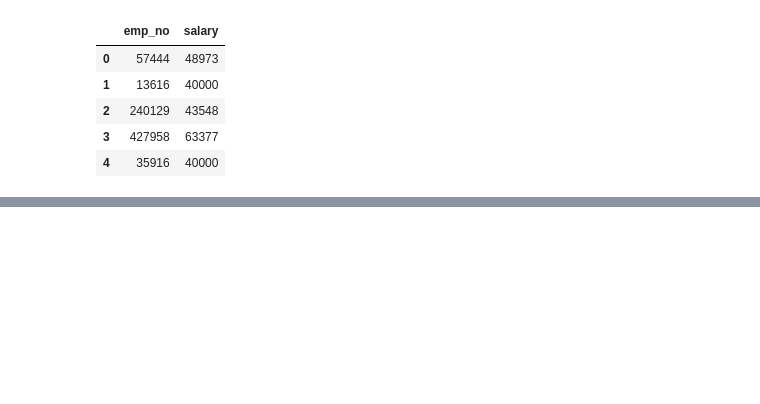
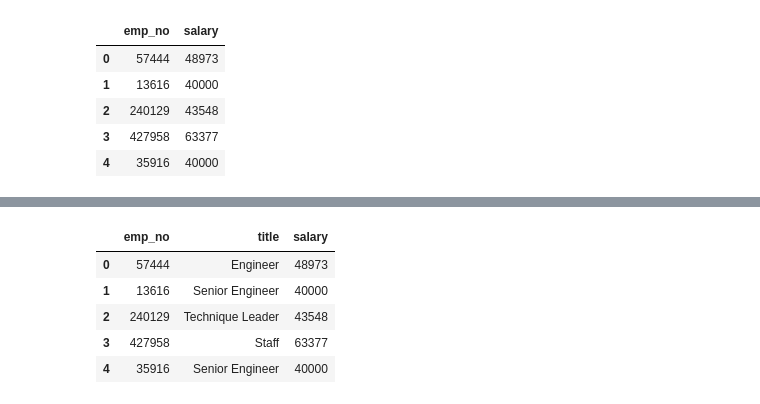
Before and after one commit to juliabrunett/sql-challenge, a Jupyter notebook: EmployeeSQL/Bonus.ipynb, the cells around one changed output, grey strips where cells are left out. Drawn from its saved outputs; the diff is of its cells as text; code cells hidden in the pictures; blank space fills up the shorter version.

```diff
--- a/EmployeeSQL/Bonus.ipynb
+++ b/EmployeeSQL/Bonus.ipynb
@@ -29,0 +49,10 @@ query.head()
+# %%
+# Show rows of query to check
+query_2.head(5)
+# %% [output]
+|  | emp_no | title | salary |
+| 0 | 57444 | Engineer | 48973 |
+| 1 | 13616 | Senior Engineer | 40000 |
+| 2 | 240129 | Technique Leader | 43548 |
+| 3 | 427958 | Staff | 63377 |
+| 4 | 35916 | Senior Engineer | 40000 |
```
Also changed, not shown: parts of 6 cells of this notebook.
